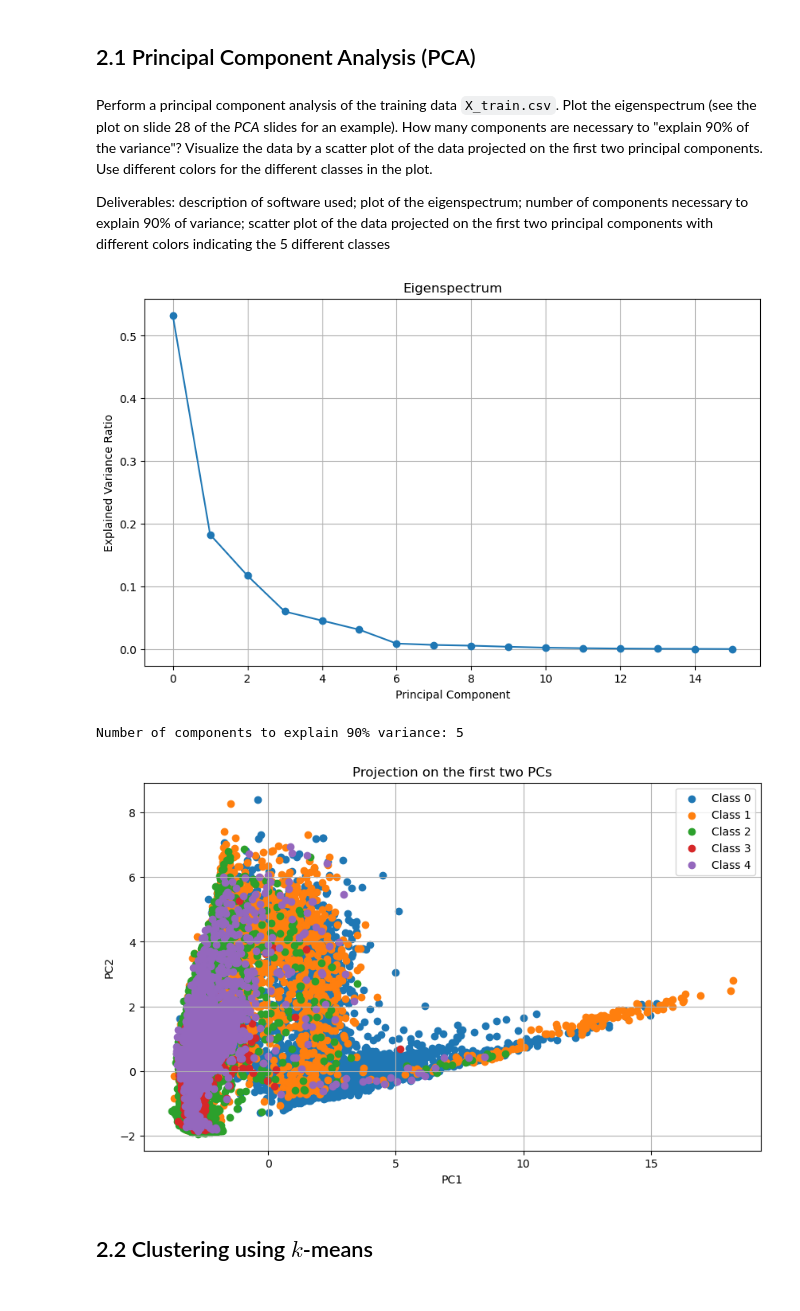
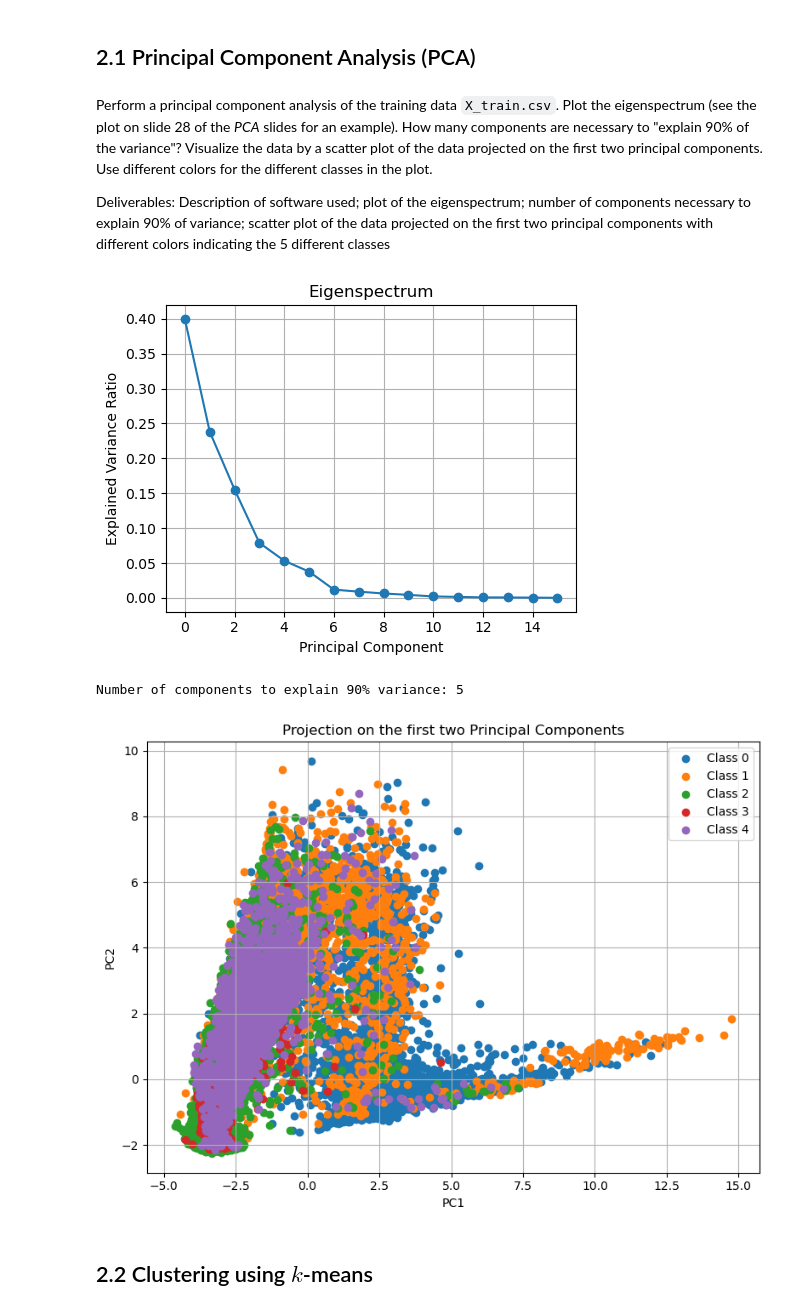
Before and after one commit to henrikdchristensen/DIKU-MLA-A7-Clustering-and-PCA, a Jupyter notebook: notebook.ipynb, the cells around one changed output. Cells and saved outputs as stored; diff of their text form; code cells hidden in the pictures.

Commit message:
commit before submit

```diff
--- a/notebook.ipynb
+++ b/notebook.ipynb
@@ -171,0 +110,20 @@ Both studies utilized the EDF and EDF+ formats, providing detailed headers about
+# %%
+import pandas as pd
+from sklearn.preprocessing import StandardScaler
+
+# Load the data
+X_train = pd.read_csv("data/Sleep-EDF-15_U-Time/X_train.csv", header=None)
+y_train = pd.read_csv("data/Sleep-EDF-15_U-Time/y_train.csv", header=None)
+
+# Print the summary statistics before scaling
+summary_stats_before_scaling = X_train.describe(include='all')
+print(f"Before scaling:\n{summary_stats_before_scaling}")
+
+# Scale the data: mean 0, variance 1
+scaler = StandardScaler()
+X_train = scaler.fit_transform(X_train)
+X_train = pd.DataFrame(X_train) # convert back to pandas dataframe
+
+# Display summary statistics after scaling to verify scaling
+summary_stats_after_scaling = X_train.describe(include='all')
+print(f"\nAfter scaling:\n{summary_stats_after_scaling}")
@@ -174,53 +150,49 @@ Both studies utilized the EDF and EDF+ formats, providing detailed headers about
 # %% [markdown]
 Perform a principal component analysis of the training data `X_train.csv`. Plot the eigenspectrum (see the plot on slide 28 of the _PCA_ slides for an example). How many components are necessary to "explain 90% of the variance"? Visualize the data by a scatter plot of the data projected on the first two principal components. Use different colors for the different classes in the plot.
 
-Deliverables: description of software used; plot of the eigenspectrum; number of components necessary to explain 90% of variance; scatter plot of the data projected on the first two principal components with different colors indicating the 5 different classes
+Deliverables: Description of software used; plot of the eigenspectrum; number of components necessary to explain 90% of variance; scatter plot of the data projected on the first two principal components with different colors indicating the 5 different classes
 # %%
-# Load the data
-import pandas as pd
-
-X_train = pd.read_csv("data/Sleep-EDF-15_U-Time/X_train.csv", header=None)
-y_train = pd.read_csv("data/Sleep-EDF-15_U-Time/y_train.csv", header=None)
-
 # Perform Principal Component Analysis (PCA)
 from sklearn.decomposition import PCA
 
-pca = PCA()
+pca = PCA() # n_components=None, since we want to see the Eigenspectrum first
 X_train_pca = pca.fit_transform(X_train)
 
-# Plot the eigenspectrum
+# Plot the Eigenspectrum
 import matplotlib.pyplot as plt
 
 explained_var = pca.explained_variance_ratio_
-plt.figure(figsize=(10, 6))
+plt.figure(figsize=(5, 4))
 plt.plot(explained_var, 'o-')
 plt.title('Eigenspectrum')
 plt.xlabel('Principal Component')
 plt.ylabel('Explained Variance Ratio')
 plt.grid(True)
+plt.tight_layout()
 plt.show()
 
 # Determine the number of components necessary to explain 90% of the variance:
-cumulative_var = explained_var.cumsum()
-n_components_90 = (cumulative_var < 0.9).sum() + 1
+cum_var = explained_var.cumsum()
+n_components_90 = (cum_var < 0.9).sum() + 1 # +1 since we start counting from 0
 print(f"Number of components to explain 90% variance: {n_components_90}")
 
-# Visualize the data using a scatter plot of the first two principal components:
-plt.figure(figsize=(10, 6))
-for label in y_train[0].unique():
+# Scatter plot of the first two principal components:
+plt.figure(figsize=(8, 6))
+for label in y_train[0].unique(): # loop over all unique labels and plot them
     plt.scatter(X_train_pca[y_train[0] == label, 0],
                 X_train_pca[y_train[0] == label, 1],
                 label=f"Class {int(label)}")
-plt.title('Projection on the first two PCs')
+plt.title('Projection on the first two Principal Components')
 plt.xlabel('PC1')
 plt.ylabel('PC2')
 plt.legend()
 plt.grid(True)
+plt.tight_layout()
 plt.show()
 # %% [output]
-[figure, old version]
+[figure, new version]
 Number of components to explain 90% variance: 5
-[figure, old version]
+[figure, new version]
 # %% [markdown]
 ## 2.2 Clustering using $k$-means
 # %% [markdown]
```
Also changed, not shown: parts of 24 cells of this notebook, 6 other files.
